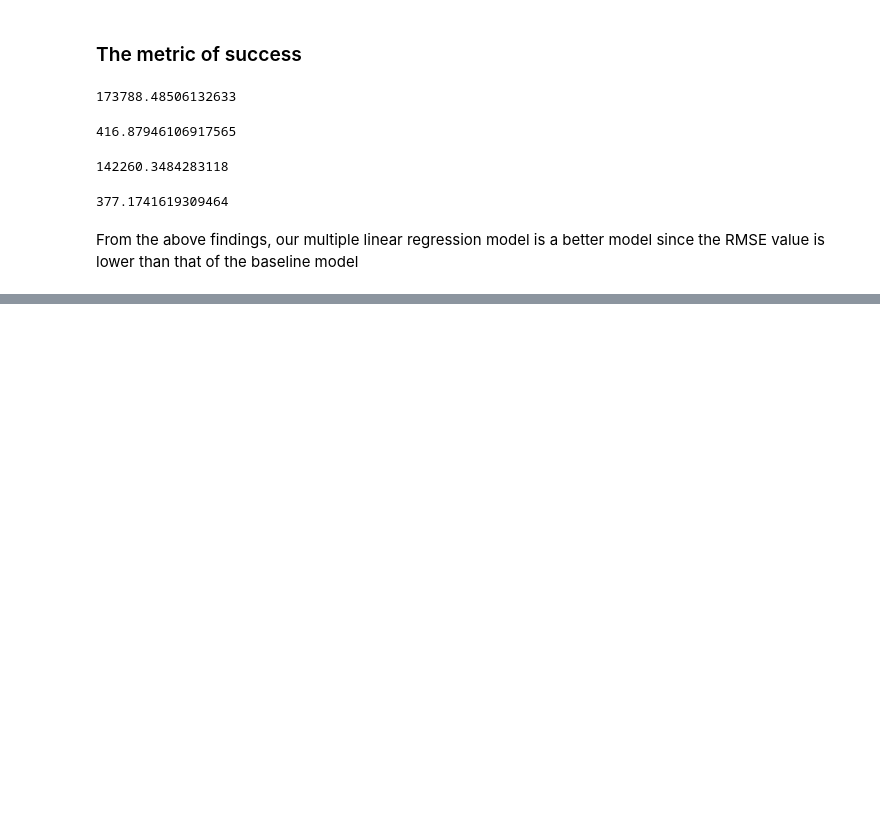
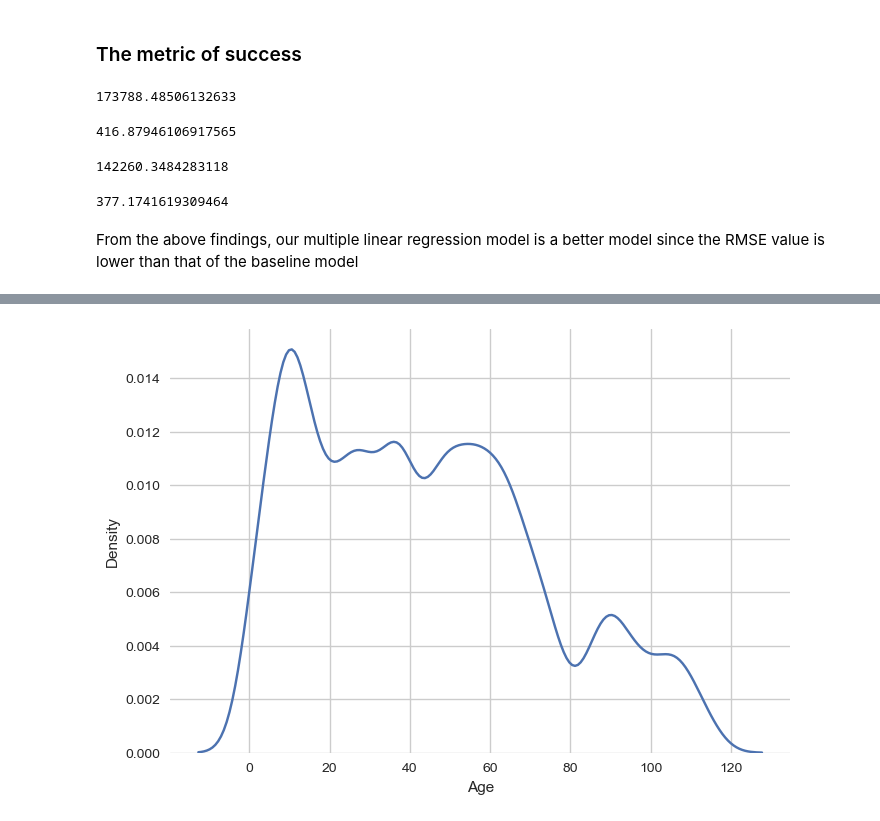
Before and after one commit to martin-ngugi/dsc-phase-2-project-v2-3, a Jupyter notebook: student.ipynb, the cells around one changed output, grey strips where cells are left out. Cells and saved outputs as stored; diff of their text form; code cells hidden in the pictures; blank space fills up the shorter version.

```diff
--- a/student.ipynb
+++ b/student.ipynb
@@ -497,0 +536,6 @@ From the above findings, our multiple linear regression model is a better model
+# %%
+data_2['yr_renovated'] = data_2['yr_renovated'].dt.year
+# %%
+# filling NaN values with 0 and converted it to integer data type.
+data_2['yr_renovated'] = data_2['yr_renovated'].astype('Int64').fillna(0)
+data_2['yr_renovated']
@@ -497,0 +555,4 @@ From the above findings, our multiple linear regression model is a better model
+# %%
+# One hot encoding for the column 'yr_renovated'
+data_2['renovated'] = (data_2['yr_renovated'] > 0).astype(int)
+data_2['renovated'].value_counts()
@@ -497,0 +566,8 @@ From the above findings, our multiple linear regression model is a better model
+# %%
+#creating a new column - age of the house- which will be given by the latest year minus
+#latest year
+yr_built_max = data_2['yr_built'].max()
+print(yr_built_max)
+#age column
+data_2['Age'] = yr_built_max - data_2['yr_built']
+data_2.columns
@@ -497,0 +582,5 @@ From the above findings, our multiple linear regression model is a better model
+# %%
+# Explore the Age column created
+sns.kdeplot(data_2['Age']);
+# %% [output]
+[figure, added]
```
Also changed, not shown: parts of 21 cells of this notebook.
